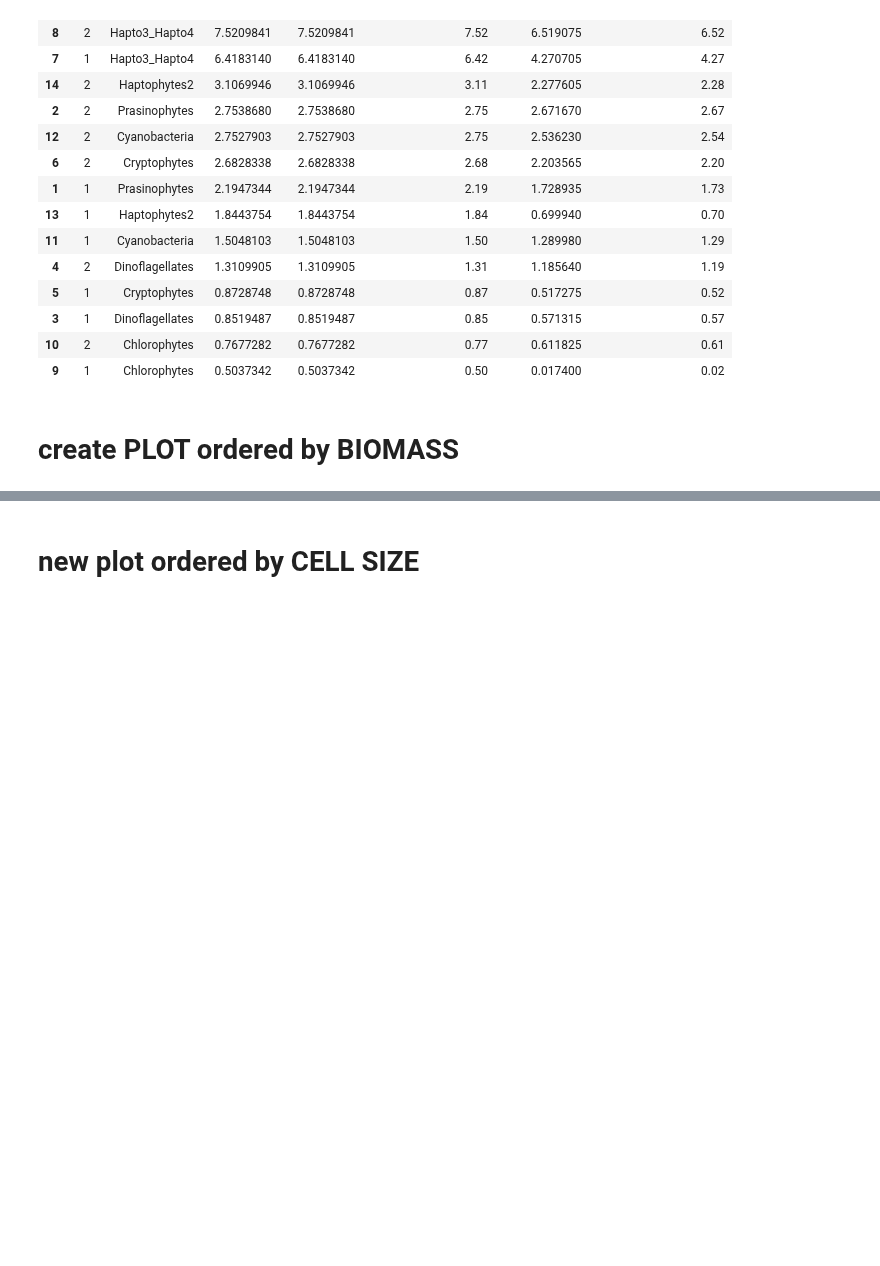
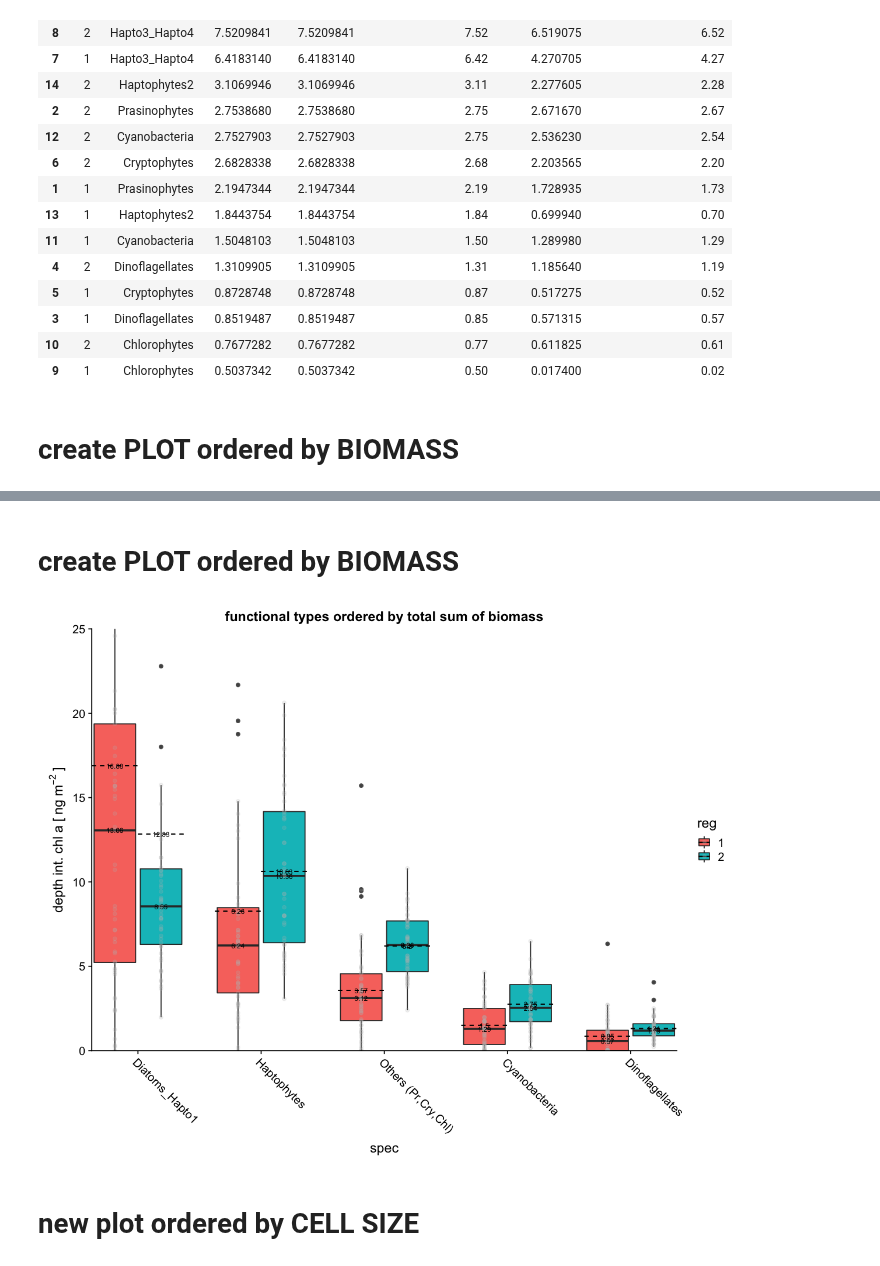
Before and after one commit to ben1post/BennyPhD, a Jupyter notebook: CaRiaco/RegimeShiftNotebooks/HPLC_Pinckney/PLOT_FunctionalGroupBOXPLOT.R.ipynb, the cells around one changed output, grey strips where cells are left out. Drawn from its saved outputs; the diff is of its cells as text; code cells hidden in the pictures; blank space fills up the shorter version.

```diff
--- a/CaRiaco/RegimeShiftNotebooks/HPLC_Pinckney/PLOT_FunctionalGroupBOXPLOT.R.ipynb
+++ b/CaRiaco/RegimeShiftNotebooks/HPLC_Pinckney/PLOT_FunctionalGroupBOXPLOT.R.ipynb
@@ -257,0 +353,3 @@ ggsave("functypecomp.pdf", width = 10, height = 5)
+# %%
+NewComb_FT_ALL$reg <- as.factor(NewComb_FT_ALL$reg)
+head(NewComb_FT_ALL)
@@ -257,0 +366,11 @@ ggsave("functypecomp.pdf", width = 10, height = 5)
+# %%
+NewComb_FT_means <- aggregate(value_int ~  reg + spec, NewComb_FT_ALL, mean)
+NewComb_FT_means$depint_mean <- NewComb_FT_means$value_int
+NewComb_FT_means$depint_mean_rounded <- round(NewComb_FT_means$depint_mean, digits = 2)
+
+NewComb_FT_medians <- aggregate(value_int ~  reg + spec, NewComb_FT_ALL, median)
+
+NewComb_FT_means$depint_median <- NewComb_FT_medians$value_int
+NewComb_FT_means$depint_median_rounded <- round(NewComb_FT_means$depint_median, digits = 2)
+
+tail(NewComb_FT_means)
@@ -257,0 +385,8 @@ ggsave("functypecomp.pdf", width = 10, height = 5)
+# %%
+# now check for biomass ranking of all types:
+NewComb_FT_means[order(NewComb_FT_means$depint_mean, decreasing = T),]
+
+NewComb_FT_means_sum <- NewComb_FT_means %>%
+    group_by(spec) %>%
+    summarise(meansum = sum(depint_mean)) %>%
+    arrange(desc(meansum))
@@ -257,0 +405,21 @@ ggsave("functypecomp.pdf", width = 10, height = 5)
+# %% [markdown]
+# create PLOT ordered by BIOMASS
+# %%
+NewComb_FT_ALL$spec <- factor(NewComb_FT_ALL$spec, levels = NewComb_FT_means_sum$spec ,ordered = TRUE)
+# %%
+options(repr.plot.width=10, repr.plot.height=8)
+ggplot(data = NewComb_FT_ALL, aes(y = value_int, x = spec, fill = reg)) +
+geom_boxplot() + geom_jitter(position = position_dodge(width = .75), col='grey', alpha=0.2) + ylab(expression(depth~int.~chl~a~'['~ng~m^{-2}~']')) + coord_cartesian(ylim=c(0,25), expand=F)+
+
+stat_summary(fun.y = mean, geom = "errorbar",
+               aes(ymax = ..y.., ymin = ..y.., group = reg),
+               width = 0.75, linetype = "dashed", position = position_dodge(), show.legend=T)+
+
+#stat_summary(fun.y=mean, colour='red', geom="point", shape=18, size=3,show_guide = FALSE)
+
+#geom_point(data = FT_means, aes(y=depint_mean, shape='d', col = 'black', group=col), show.legend = T) #+
+geom_text(data = NewComb_FT_means, aes(label = depint_mean_rounded, y = depint_mean, group = reg, x=spec),  show.legend = F, size=2.5, position = position_dodge(width = .75)) + #nudge_x = -0.3,
+geom_text(data = NewComb_FT_means, aes(label = depint_median_rounded, y = depint_median, group = reg, x=spec), show.legend = F, size=2.5, position = position_dodge(width = .75))+ #, nudge_x = 0.3
+theme(axis.text.x=element_text(angle=-45, hjust=0)) + ggtitle('functional types ordered by total sum of biomass')
+# %% [output]
+[figure, added]
```
Also changed, not shown: parts of 18 cells of this notebook, 20 other files.
